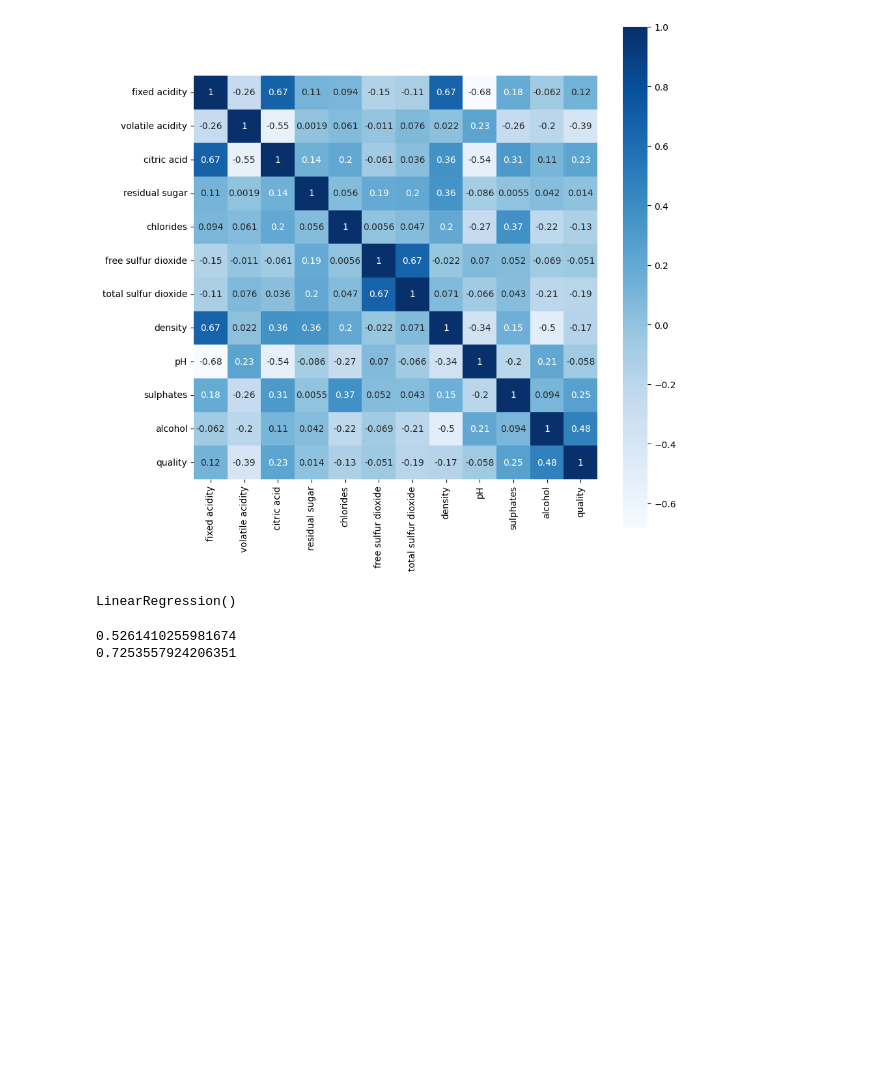
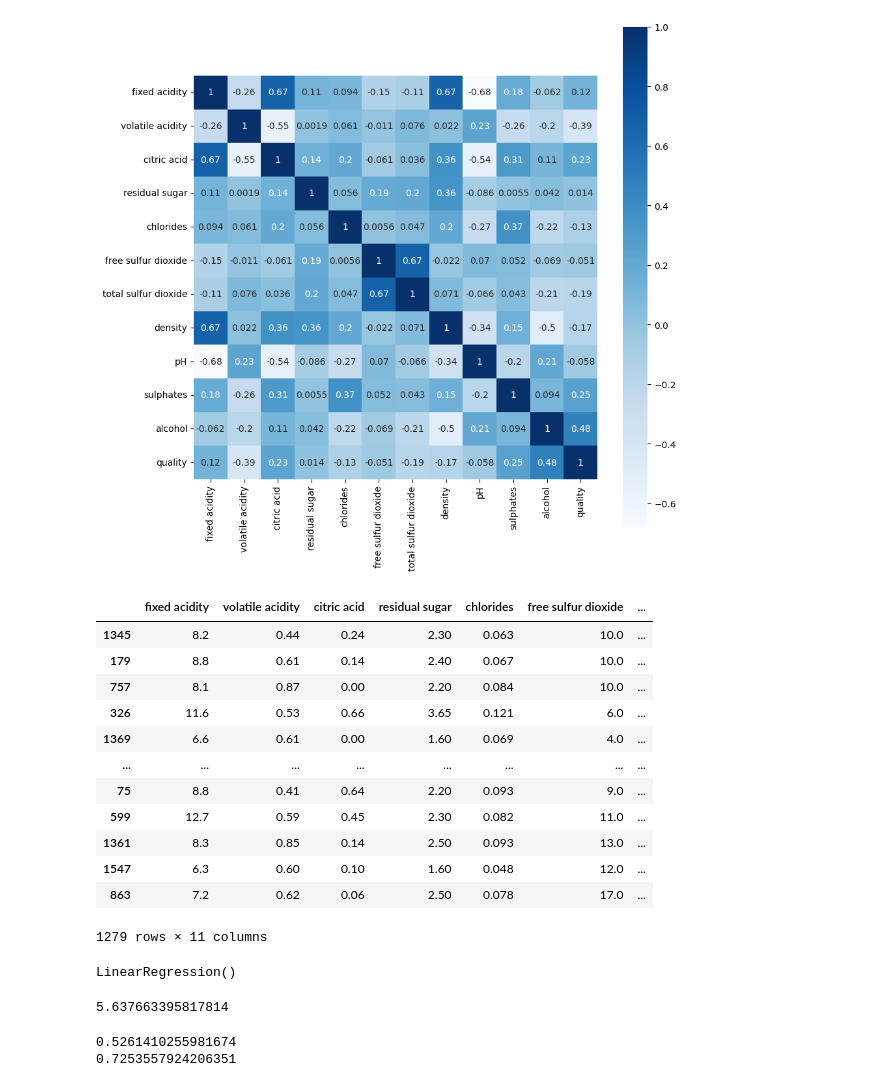
Before and after one commit to data-max-hq/workshop-ml-holberton, a Jupyter notebook: Presentations/Linear Regression - Wine Quality.ipynb, the cells around one changed output. Drawn from its saved outputs; the diff is of its cells as text; code cells hidden in the pictures; blank space fills up the shorter version.

```diff
--- a/Presentations/Linear Regression - Wine Quality.ipynb
+++ b/Presentations/Linear Regression - Wine Quality.ipynb
@@ -77,7 +75,7 @@ plt.show()
 # %% [markdown]
 # Linear Regression - Wine Quality
 # %%
-wine_data = pd.read_csv('../data/winequality-red.csv')
+wine_data = pd.read_csv('https://raw.githubusercontent.com/data-max-hq/workshop-ml-holberton/main/data/winequality-red.csv')
 wine_data.head(100)
 # %% [output]
 |  | fixed acidity | volatile acidity | citric acid | residual sugar | chlorides | free sulfur dioxide | ... |
@@ -116,11 +114,31 @@ sns.heatmap(correlation,vmax=1,square=True,annot=True,cmap='Blues')
 X = wine_data.drop('quality', axis=1)
 y = wine_data['quality']
 X_train, X_test, y_train, y_test = train_test_split(X, y, random_state=101, train_size=0.8)
+# %%
+X_train
+# %% [output]
+|  | fixed acidity | volatile acidity | citric acid | residual sugar | chlorides | free sulfur dioxide | ... |
+| 1345 | 8.2 | 0.44 | 0.24 | 2.30 | 0.063 | 10.0 | ... |
+| 179 | 8.8 | 0.61 | 0.14 | 2.40 | 0.067 | 10.0 | ... |
+| 757 | 8.1 | 0.87 | 0.00 | 2.20 | 0.084 | 10.0 | ... |
+| 326 | 11.6 | 0.53 | 0.66 | 3.65 | 0.121 | 6.0 | ... |
+| 1369 | 6.6 | 0.61 | 0.00 | 1.60 | 0.069 | 4.0 | ... |
+| ... | ... | ... | ... | ... | ... | ... | ... |
+| 75 | 8.8 | 0.41 | 0.64 | 2.20 | 0.093 | 9.0 | ... |
+| 599 | 12.7 | 0.59 | 0.45 | 2.30 | 0.082 | 11.0 | ... |
+| 1361 | 8.3 | 0.85 | 0.14 | 2.50 | 0.093 | 13.0 | ... |
+| 1547 | 6.3 | 0.60 | 0.10 | 1.60 | 0.048 | 12.0 | ... |
+| 863 | 7.2 | 0.62 | 0.06 | 2.50 | 0.078 | 17.0 | ... |
+1279 rows × 11 columns
 # %%
 regressor = LinearRegression()
 regressor.fit(X_train,y_train)
 # %% [output]
 LinearRegression()
+# %%
+regressor.intercept_
+# %% [output]
+5.637663395817814
 # %%
 from sklearn.metrics import mean_absolute_error, mean_squared_error
 y_pred = regressor.predict(X_test)
```
Also changed, not shown: parts of 7 cells of this notebook, 2 other files.
